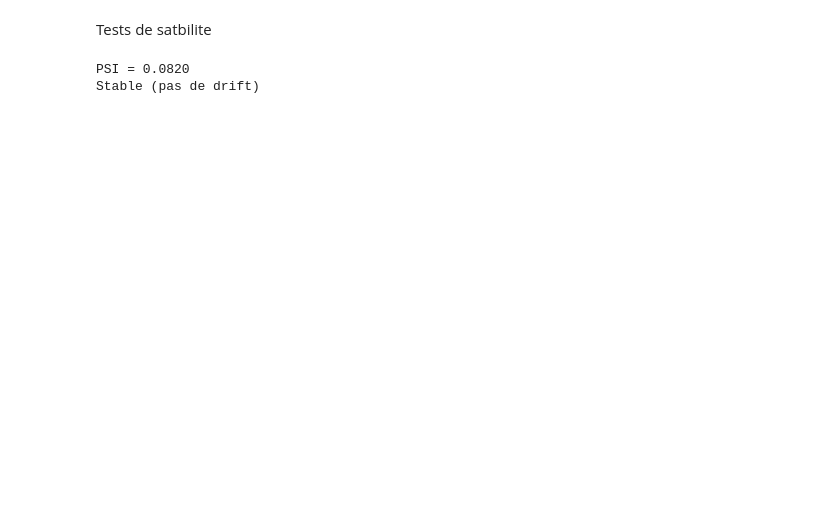
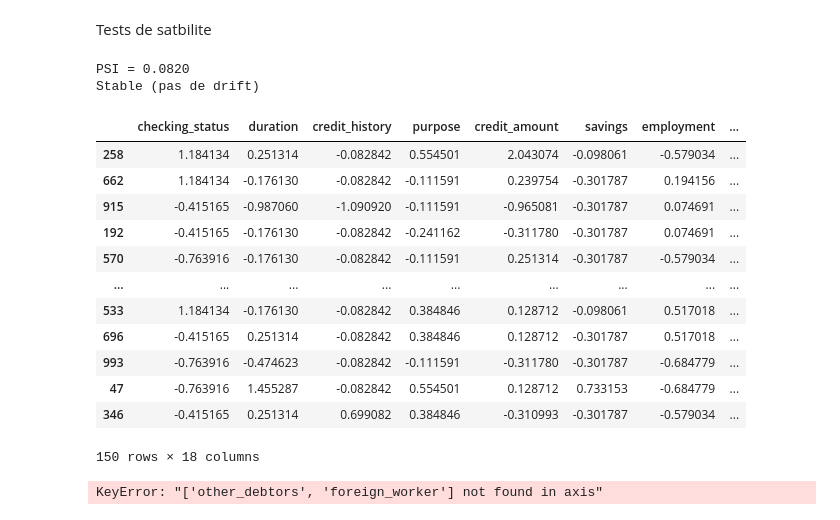
Before and after one commit to kevinguemnengfotso-tech/scorecard_credit, a Jupyter notebook: notebooks/02_woe_iv.ipynb, the cells around one changed output. Drawn from its saved outputs; the diff is of its cells as text; code cells hidden in the pictures; blank space fills up the shorter version.

```diff
--- a/notebooks/02_woe_iv.ipynb
+++ b/notebooks/02_woe_iv.ipynb
@@ -140,7 +140,9 @@ def Multi_Binning():
         categorical_variables=cat_cols,
     )
     binning_process.fit(X_train, y_train)
-    df_woe = binning_process.transform(X_train, metric="woe")
+    df_woe_train = binning_process.transform(X_train, metric="woe")
+    df_woe_test=binning_process.transform(X_test,metric="woe")
+    df_woe_val=binning_process.transform(X_val,metric="woe")
 
     # Résumé global des IV par variable
     print(
@@ -148,7 +150,7 @@ def Multi_Binning():
             "iv", ascending=False
         )
     )
-    return df_woe,binning_process
+    return df_woe_train,df_woe_test,df_woe_val,binning_process
 # %% [output]
                    Bin  Count  Count (%)  Non-event  Event  Event rate  \
 0        (-inf, 22.50)     39   0.055714         26     13    0.333333
@@ -174,9 +183,9 @@ On enleve donc : foreign_worker,num_independants,telephone
 import numpy as np
 import pandas as pd
 from statsmodels.stats.outliers_influence import variance_inflation_factor
-
-df_woe,binning_process=Multi_Binning()
-
+# df
+df_woe_train,df_woe_test,df_woe_val,binning_process=Multi_Binning()
+df_woe=df_woe_train
 # 1. Filtrer les variables par IV (ex. IV >= 0.05 pour garder le signal utile)
 summary = binning_process.summary()
 #selection en prenant que les vars avec IV >= 0.05
@@ -303,0 +299,22 @@ Stable (pas de drift)
+# %%
+df_woe_test
+# %% [output]
+|  | checking_status | duration | credit_history | purpose | credit_amount | savings | employment | ... |
+| 258 | 1.184134 | 0.251314 | -0.082842 | 0.554501 | 2.043074 | -0.098061 | -0.579034 | ... |
+| 662 | 1.184134 | -0.176130 | -0.082842 | -0.111591 | 0.239754 | -0.301787 | 0.194156 | ... |
+| 915 | -0.415165 | -0.987060 | -1.090920 | -0.111591 | -0.965081 | -0.301787 | 0.074691 | ... |
+| 192 | -0.415165 | -0.176130 | -0.082842 | -0.241162 | -0.311780 | -0.301787 | 0.074691 | ... |
+| 570 | -0.763916 | -0.176130 | -0.082842 | -0.111591 | 0.251314 | -0.301787 | -0.579034 | ... |
+| ... | ... | ... | ... | ... | ... | ... | ... | ... |
+| 533 | 1.184134 | -0.176130 | -0.082842 | 0.384846 | 0.128712 | -0.098061 | 0.517018 | ... |
+| 696 | -0.415165 | 0.251314 | -0.082842 | 0.384846 | 0.128712 | -0.301787 | 0.517018 | ... |
+| 993 | -0.763916 | -0.474623 | -0.082842 | -0.111591 | -0.311780 | -0.301787 | -0.684779 | ... |
+| 47 | -0.763916 | 1.455287 | -0.082842 | 0.554501 | 0.128712 | 0.733153 | -0.684779 | ... |
+| 346 | -0.415165 | 0.251314 | 0.699082 | 0.384846 | -0.310993 | -0.301787 | -0.579034 | ... |
+150 rows × 18 columns
+# %%
+df_woe_train2=df_woe_train.drop(columns=["other_debtors","foreign_worker"])
+df_woe_test2=df_woe_test.drop(columns=["other_debtors","foreign_worker"])
+df_woe_val2=df_woe_val.drop(columns=["other_debtors","foreign_worker"])
+# %% [output]
+KeyError: "['other_debtors', 'foreign_worker'] not found in axis"
```
Also changed, not shown: parts of 10 cells of this notebook, 4 other files.
